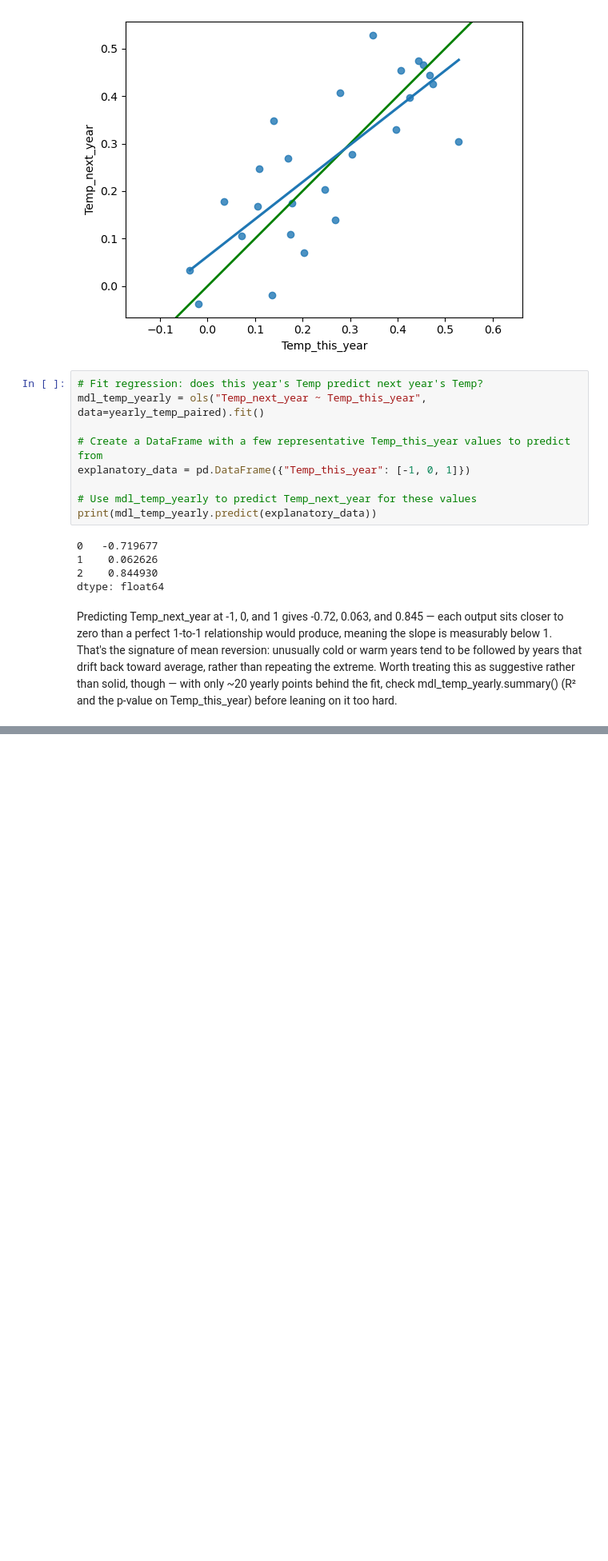
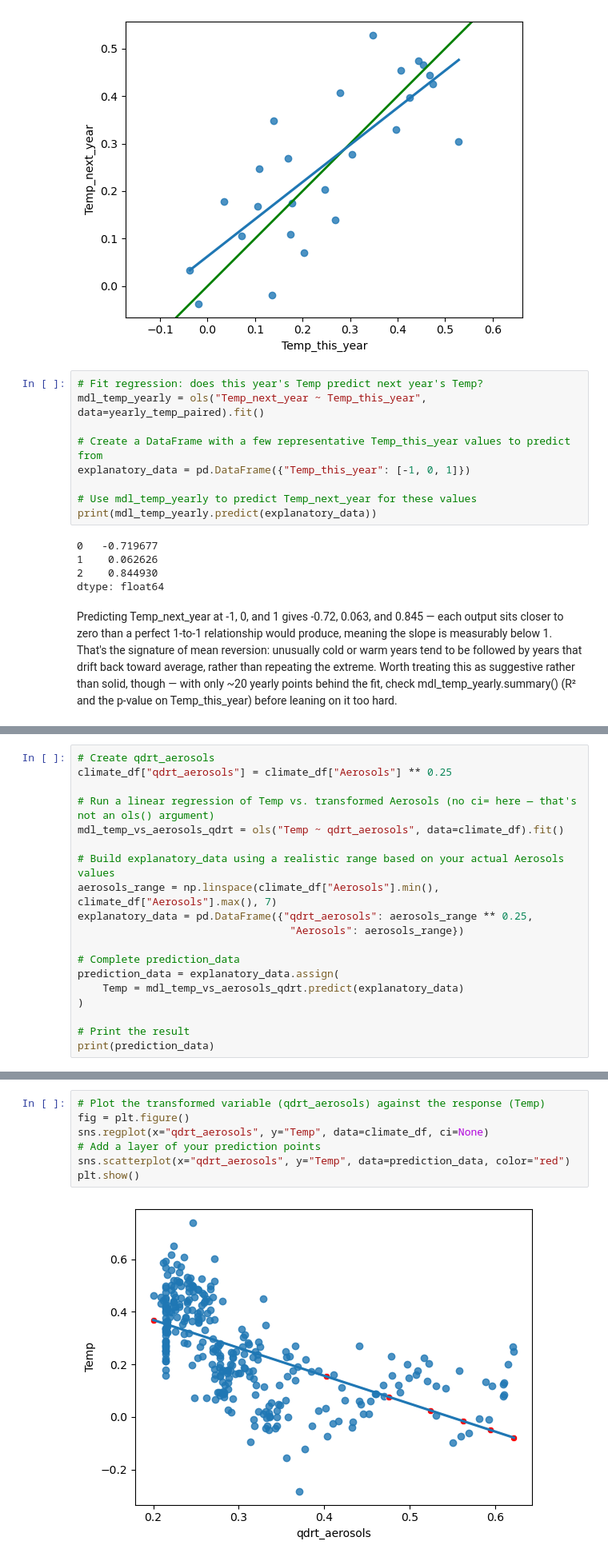
Before and after one commit to saalssall/Statistics_In_Python, a Jupyter notebook: Regression_statsmodel_1.ipynb, the cells around one changed output, grey strips where cells are left out. Shown at 80% size. Drawn from its saved outputs; the diff is of its cells as text; blank space fills up the shorter version.

```diff
--- a/Regression_statsmodel_1.ipynb
+++ b/Regression_statsmodel_1.ipynb
@@ -356,0 +416,19 @@ Predicting Temp_next_year at -1, 0, and 1 gives -0.72, 0.063, and 0.845 — each
+# %%
+# Create qdrt_aerosols
+climate_df["qdrt_aerosols"] = climate_df["Aerosols"] ** 0.25
+
+# Run a linear regression of Temp vs. transformed Aerosols (no ci= here — that's not an ols() argument)
+mdl_temp_vs_aerosols_qdrt = ols("Temp ~ qdrt_aerosols", data=climate_df).fit()
+
+# Build explanatory_data using a realistic range based on your actual Aerosols values
+aerosols_range = np.linspace(climate_df["Aerosols"].min(), climate_df["Aerosols"].max(), 7)
+explanatory_data = pd.DataFrame({"qdrt_aerosols": aerosols_range ** 0.25,
+                                  "Aerosols": aerosols_range})
+
+# Complete prediction_data
+prediction_data = explanatory_data.assign(
+    Temp = mdl_temp_vs_aerosols_qdrt.predict(explanatory_data)
+)
+
+# Print the result
+print(prediction_data)
@@ -356,0 +444,9 @@ Predicting Temp_next_year at -1, 0, and 1 gives -0.72, 0.063, and 0.845 — each
+# %%
+# Plot the transformed variable (qdrt_aerosols) against the response (Temp)
+fig = plt.figure()
+sns.regplot(x="qdrt_aerosols", y="Temp", data=climate_df, ci=None)
+# Add a layer of your prediction points
+sns.scatterplot(x="qdrt_aerosols", y="Temp", data=prediction_data, color="red")
+plt.show()
+# %% [output]
+[figure, added]
```
Also changed, not shown: parts of 6 cells of this notebook.
